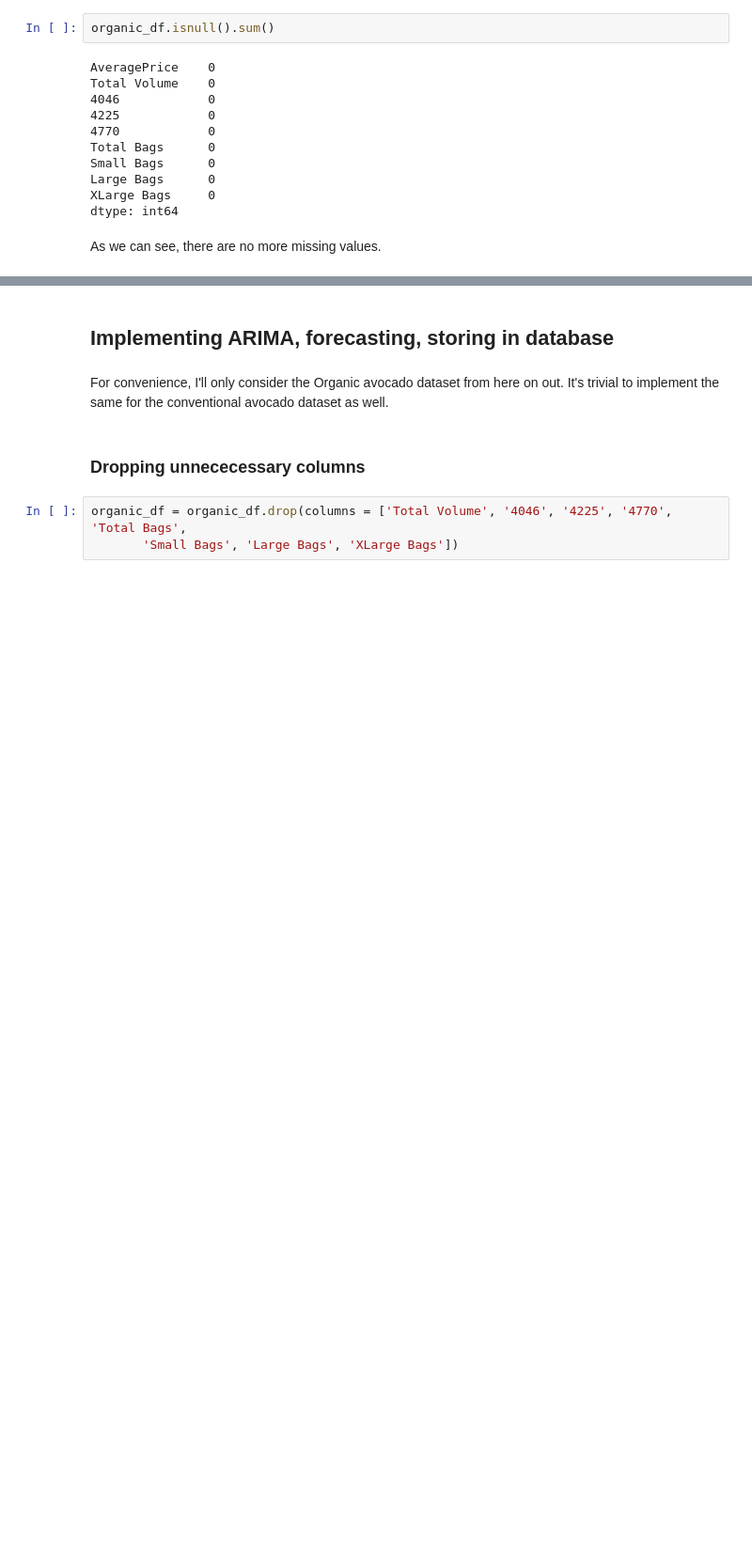
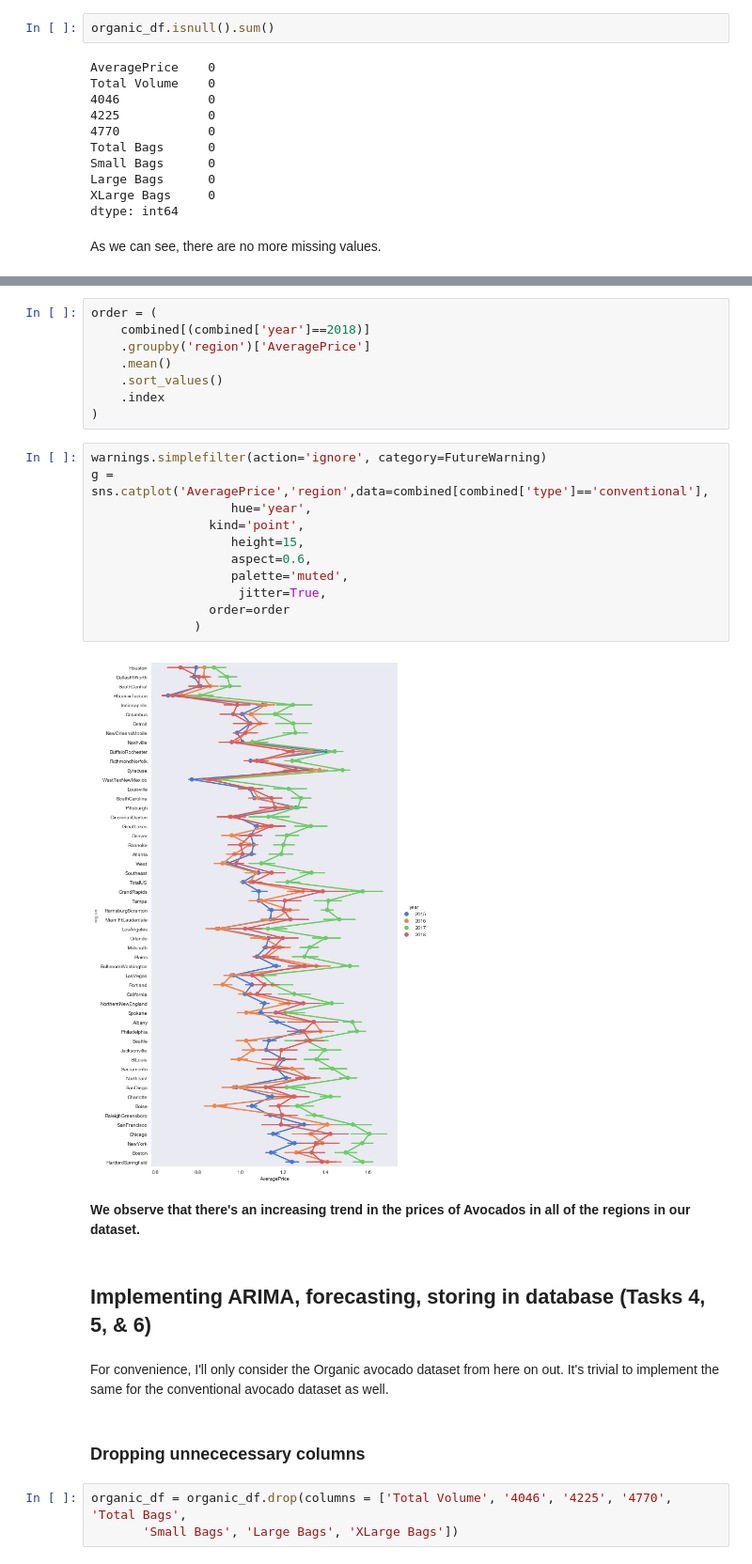
Before and after one commit to thesickcynic/Task, a Jupyter notebook: Task.ipynb, the cells around one changed output, grey strips where cells are left out. Shown at 94% size. Saved outputs shown, nothing was run; the diff lists cells and outputs as text; blank space fills up the shorter version.

```diff
--- a/Task.ipynb
+++ b/Task.ipynb
@@ -139,5 +186,28 @@ conventional_df['AveragePrice'].plot()
+# %%
+order = (
+    combined[(combined['year']==2018)]
+    .groupby('region')['AveragePrice']
+    .mean()
+    .sort_values()
+    .index
+)
+# %%
+warnings.simplefilter(action='ignore', category=FutureWarning)
+g = sns.catplot('AveragePrice','region',data=combined[combined['type']=='conventional'],
+                   hue='year',
+                kind='point',
+                   height=15,
+                   aspect=0.6,
+                   palette='muted',
+                    jitter=True,
+                order=order
+              )
+# %% [output]
+[figure, added]
+# %% [markdown]
+**We observe that there's an increasing trend in the prices of Avocados in all of the regions in our dataset.**
 # %% [markdown]
-## Implementing ARIMA, forecasting, storing in database
+## Implementing ARIMA, forecasting, storing in database (Tasks 4, 5, & 6)
 # %% [markdown]
 For convenience, I'll only consider the Organic avocado dataset from here on out. It's trivial to implement the same for the conventional avocado dataset as well.
 # %% [markdown]
```
Also changed, not shown: parts of 39 cells of this notebook.
